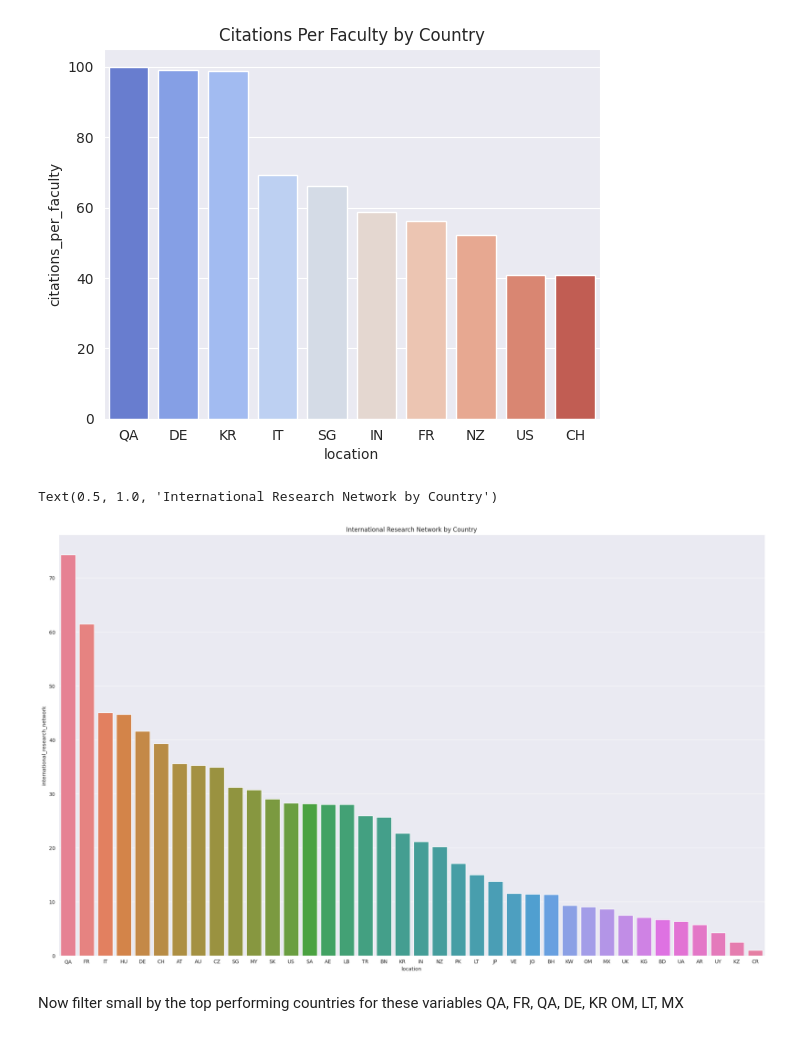
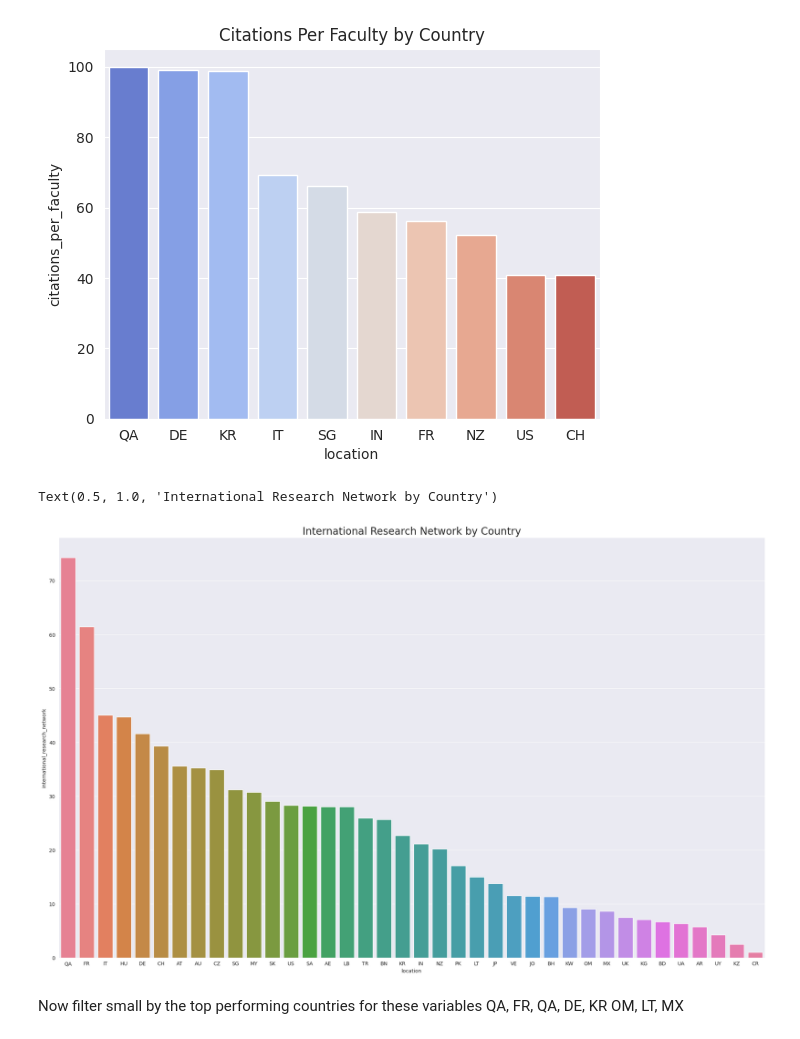
Before and after one commit to thezachdrake/UMD-INST760-Summer2024, a Jupyter notebook: notebooks/McNair-Notebook.ipynb, the cells around one changed output. Drawn from its saved outputs; the diff is of its cells as text; code cells hidden in the pictures.

```diff
--- a/notebooks/McNair-Notebook.ipynb
+++ b/notebooks/McNair-Notebook.ipynb
@@ -356,20 +356,20 @@ Text(0.5, 1.0, 'Citations Per Faculty by Country')
 # %%
 # plot international_research_network bar chart
 #fix size so labels are readable
 fig, ax = plt.subplots(figsize=(25,15))
 
 sns.barplot(
     x="location",
     y="international_research_network",
     data=research_network,
     estimator=sum,
     errorbar=None,
     hue='location');
 
-plt.title("International Research Network by Country")
+plt.title("International Research Network by Country",fontsize=20)
 # %% [output]
 Text(0.5, 1.0, 'International Research Network by Country')
-[figure, old version]
+[figure, new version]
 # %% [markdown]
 Now filter small by the top performing countries for these variables
 QA, FR,
```
Also changed, not shown: parts of 3 cells of this notebook.
